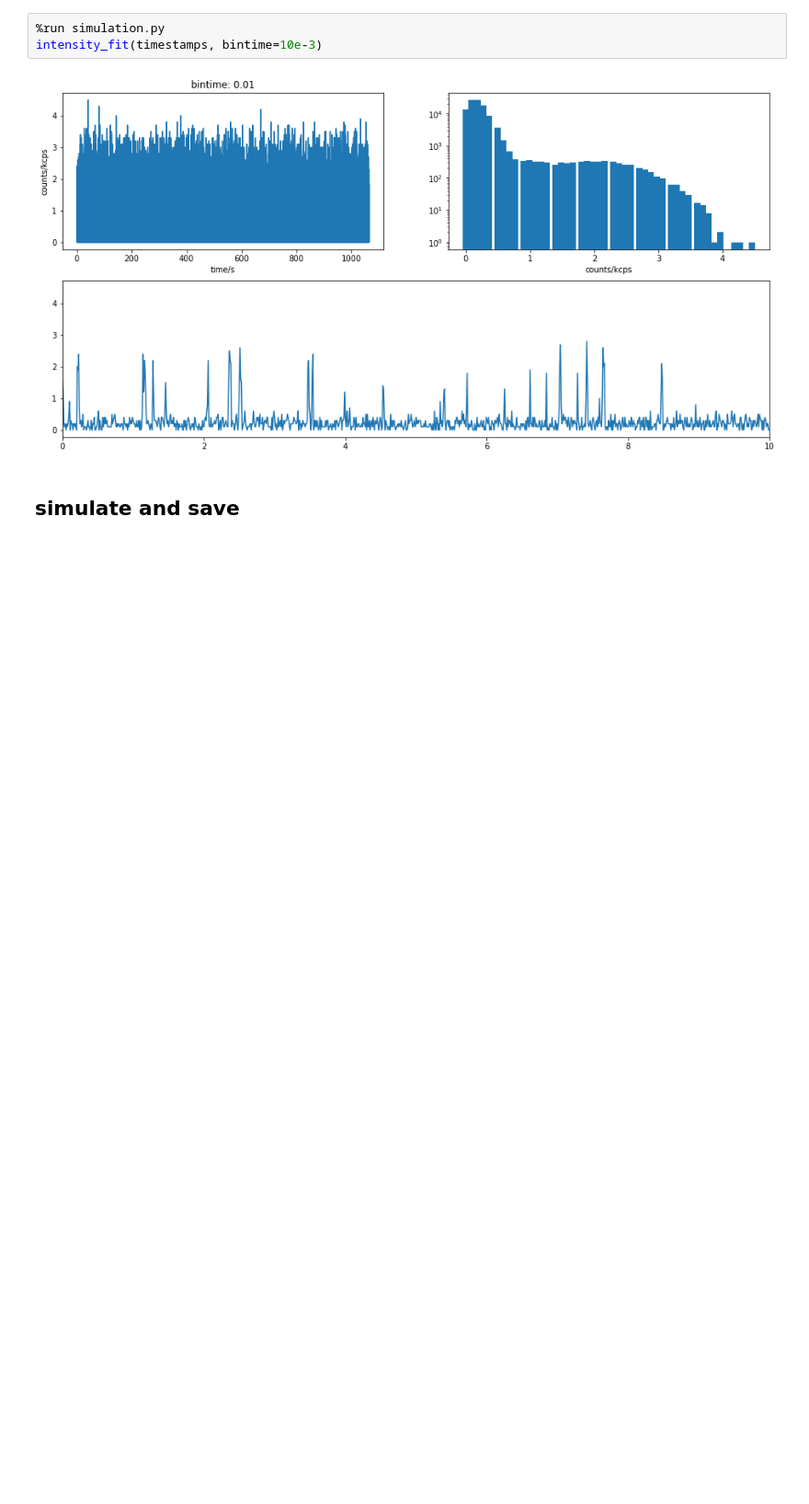
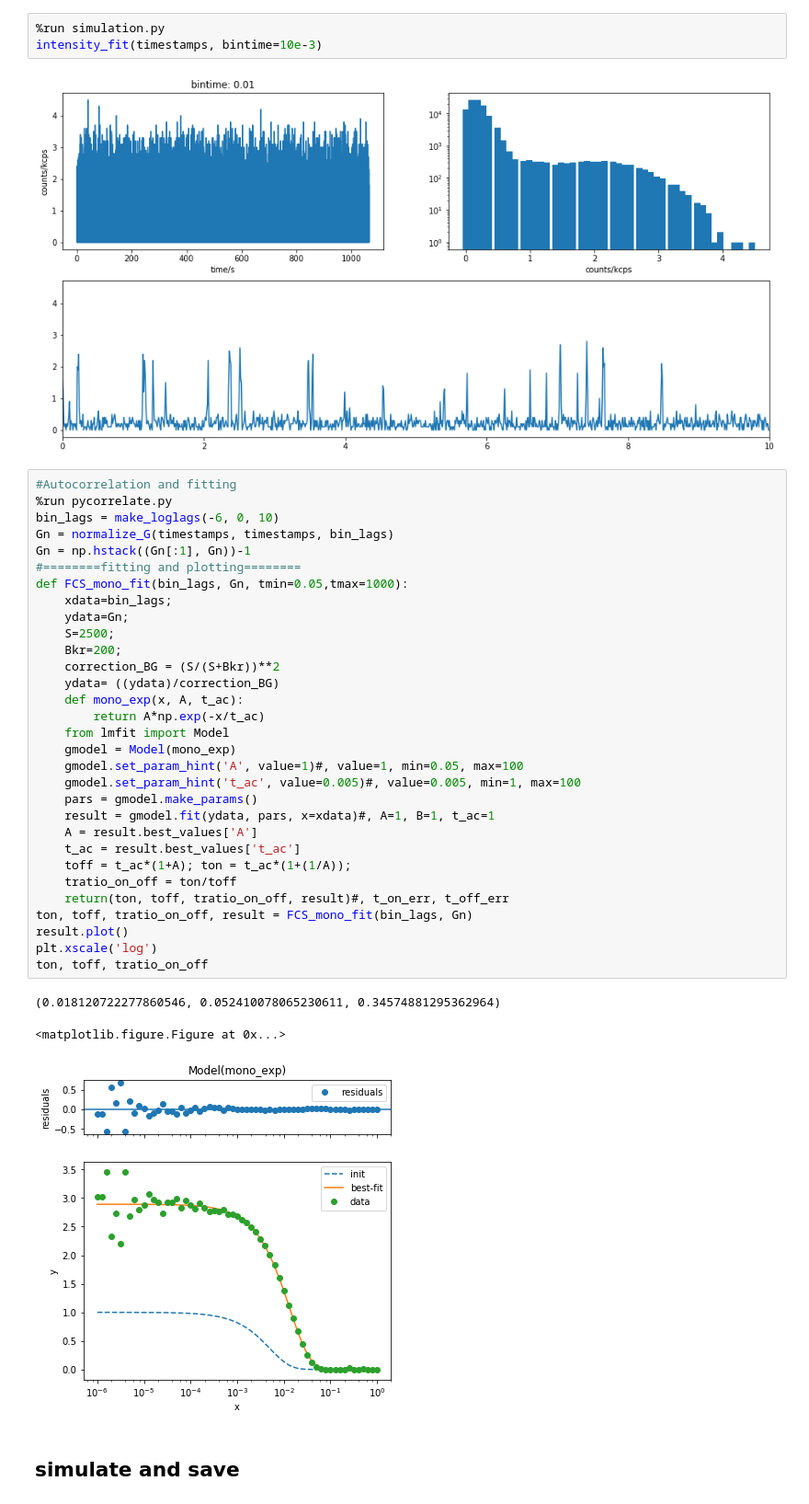
Before and after one commit to biswajitSM/Azurin_SM_repo, a Jupyter notebook: Analysis/Simulation.ipynb, the cells around one changed output. Shown at 92% size. Saved outputs shown, nothing was run; the diff lists cells and outputs as text; blank space fills up the shorter version.

Commit message:
autocorrelation for photon timestamps of added and calculated for simulated trace

```diff
--- a/Analysis/Simulation.ipynb
+++ b/Analysis/Simulation.ipynb
@@ -109,6 +109,41 @@ ax01.set_xlim(0, 10)
 intensity_fit(timestamps, bintime=10e-3)
 # %% [output]
 [figure]
+# %%
+#Autocorrelation and fitting
+%run pycorrelate.py
+bin_lags = make_loglags(-6, 0, 10)
+Gn = normalize_G(timestamps, timestamps, bin_lags)
+Gn = np.hstack((Gn[:1], Gn))-1
+#========fitting and plotting========
+def FCS_mono_fit(bin_lags, Gn, tmin=0.05,tmax=1000):
+    xdata=bin_lags;
+    ydata=Gn;
+    S=2500;
+    Bkr=200;
+    correction_BG = (S/(S+Bkr))**2
+    ydata= ((ydata)/correction_BG)
+    def mono_exp(x, A, t_ac):
+        return A*np.exp(-x/t_ac)
+    from lmfit import Model
+    gmodel = Model(mono_exp)
+    gmodel.set_param_hint('A', value=1)#, value=1, min=0.05, max=100
+    gmodel.set_param_hint('t_ac', value=0.005)#, value=0.005, min=1, max=100
+    pars = gmodel.make_params()
+    result = gmodel.fit(ydata, pars, x=xdata)#, A=1, B=1, t_ac=1
+    A = result.best_values['A']
+    t_ac = result.best_values['t_ac']
+    toff = t_ac*(1+A); ton = t_ac*(1+(1/A));
+    tratio_on_off = ton/toff
+    return(ton, toff, tratio_on_off, result)#, t_on_err, t_off_err
+ton, toff, tratio_on_off, result = FCS_mono_fit(bin_lags, Gn)
+result.plot()
+plt.xscale('log')
+ton, toff, tratio_on_off
+# %% [output]
+(0.018120722277860546, 0.052410078065230611, 0.34574881295362964)
+<matplotlib.figure.Figure at 0x...>
+[figure, added]
 # %% [markdown]
 ## simulate and save
 # %%
```
Also changed, not shown: parts of 3 cells of this notebook, 2 other files.
